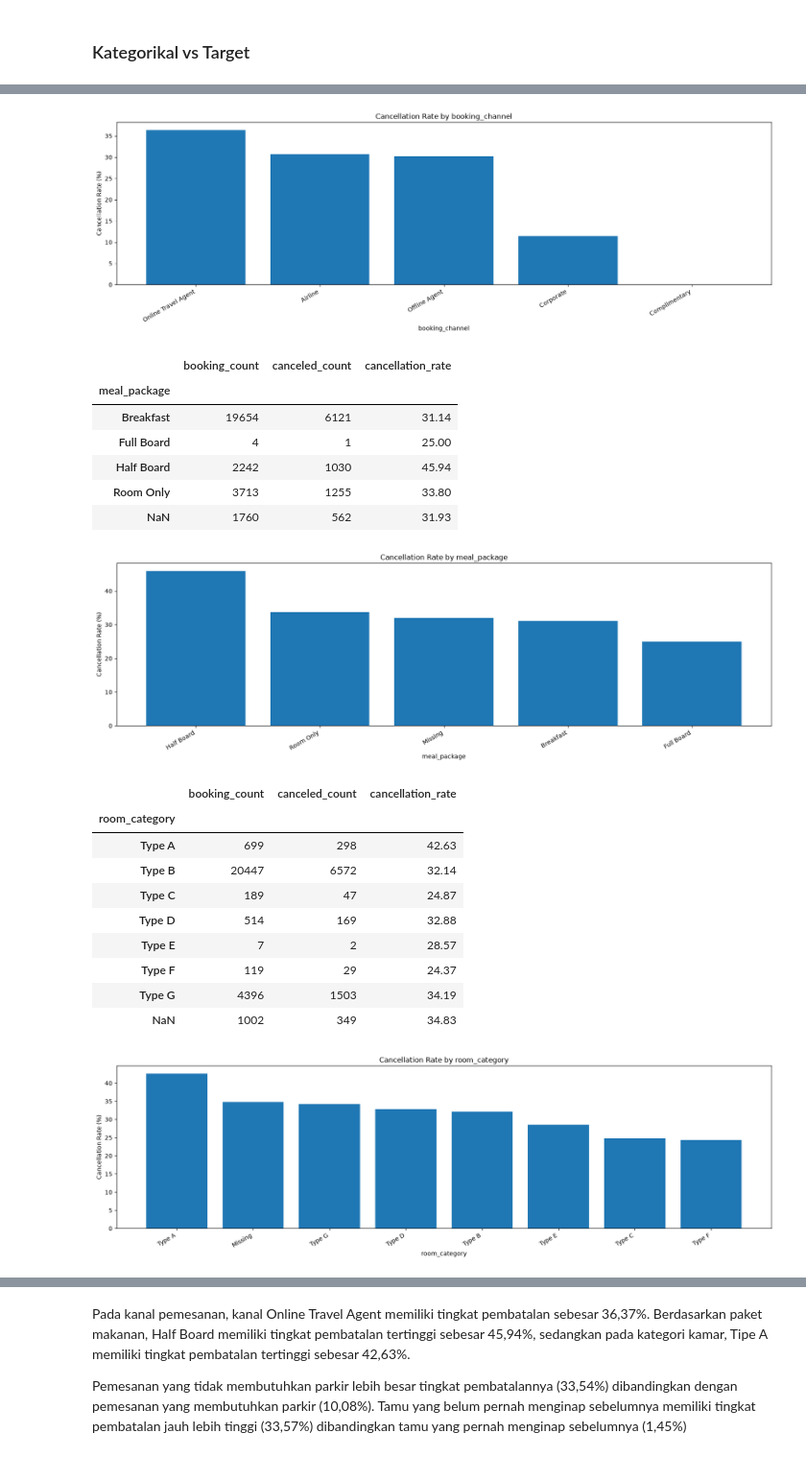
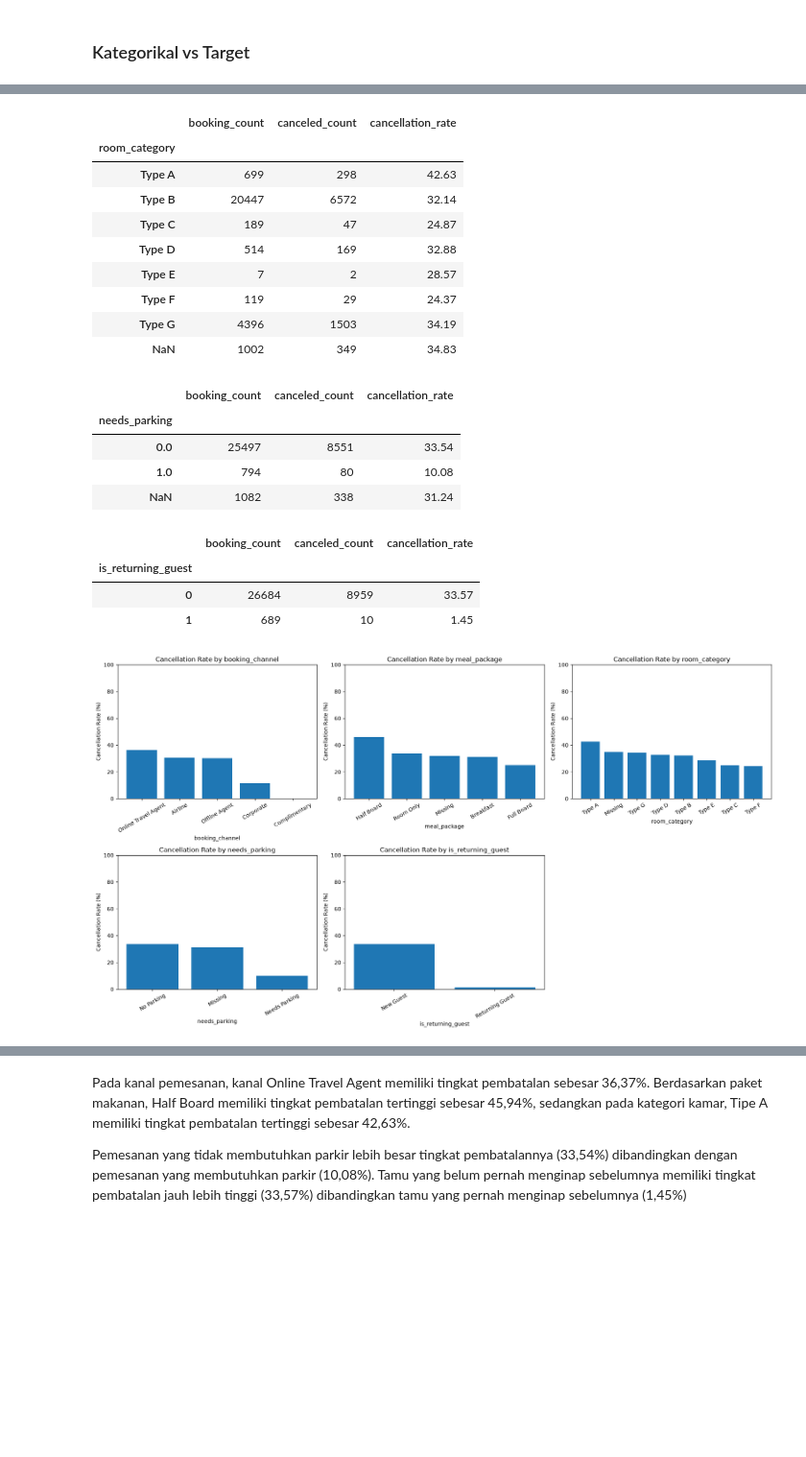
Before and after one commit to adielrum/IF3170_G32_PasukanPramaPutra, a Jupyter notebook: src/data_processing/eda.ipynb, the cells around one changed output, grey strips where cells are left out. Shown at 96% size. Drawn from its saved outputs; the diff is of its cells as text; code cells hidden in the pictures; blank space fills up the shorter version.

```diff
--- a/src/data_processing/eda.ipynb
+++ b/src/data_processing/eda.ipynb
@@ -224,10 +245,11 @@ is_canceled
 Name: proportion, dtype: float64
 # %%
 target_counts = train["is_canceled"].value_counts().sort_index()
-ax = target_counts.plot(kind="bar", figsize=(20, 5))
+ax = target_counts.plot(kind="bar", figsize=(8, 5))
 ax.set_title("Distribution of Booking Cancellation")
 ax.set_xlabel("Cancellation Status")
 ax.set_ylabel("Number of Bookings")
 ax.set_xticklabels(["Not Canceled", "Canceled"], rotation=0)
+plt.tight_layout()
 plt.show()
 # %% [output]
@@ -573,10 +625,11 @@ high_unique_cols = [
 ]
 
 for col in high_unique_cols:
-    plt.figure(figsize=(20, 5))
+    plt.figure(figsize=(8, 5))
     plt.hist(train[col].dropna(), bins=30)
     plt.title(f"Distribution of {col}")
     plt.xlabel(col)
     plt.ylabel("Frequency")
+    plt.tight_layout()
     plt.show()
 # %% [output]
@@ -654,7 +707,7 @@ categorical_only = [
 
 for col in categorical_only:
     counts = train[col].value_counts()
-    plt.figure(figsize=(20, 5))
+    plt.figure(figsize=(8, 5))
     plt.bar(
         counts.index.astype(str).tolist(),
         counts.tolist()
@@ -663,5 +716,6 @@ for col in categorical_only:
     plt.xlabel(col)
     plt.ylabel("Frequency")
     plt.xticks(rotation=30, ha="right")
+    plt.tight_layout()
     plt.show()
 # %% [output]
@@ -760,7 +814,9 @@ categorical_cols = [
     "is_returning_guest"
 ]
 
-for col in categorical_cols:
+fig, axes = plt.subplots(2, 3, figsize=(18, 10))
+
+for col, ax in zip(categorical_cols, axes.flat):
     analysis = (
         train.groupby(col, dropna=False)["is_canceled"]
         .agg(
@@ -773,13 +829,11 @@ for col in categorical_cols:
     analysis["cancellation_rate"] *= 100
     display(analysis.round(2))
 
-    # Mengurutkan kategori berdasarkan cancellation rate
     analysis_plot = pd.DataFrame(analysis).sort_values(
         "cancellation_rate",
         ascending=False
     )
 
-    # Membuat label untuk grafik
     labels = analysis_plot.index.to_series().astype("string").fillna("Missing")
 
     if col == "needs_parking":
@@ -794,16 +848,22 @@ for col in categorical_cols:
             "1": "Returning Guest"
         })
 
-    plt.figure(figsize=(20, 5))
-    plt.bar(
+    ax.bar(
         labels,
         analysis_plot["cancellation_rate"]
     )
-    plt.title(f"Cancellation Rate by {col}")
-    plt.xlabel(col)
-    plt.ylabel("Cancellation Rate (%)")
-    plt.xticks(rotation=30, ha="right")
-    plt.show()
+
+    ax.set_title(f"Cancellation Rate by {col}")
+    ax.set_xlabel(col)
+    ax.set_ylabel("Cancellation Rate (%)")
+    ax.tick_params(axis="x", rotation=30)
+    ax.set_ylim(0, 100)
+
+for ax in axes.flat[len(categorical_cols):]:
+    fig.delaxes(ax)
+
+plt.tight_layout()
+plt.show()
 # %% [output]
 |  | booking_count | canceled_count | cancellation_rate |
 | booking_channel |  |  |  |
@@ -815,20 +882,20 @@ for col in categorical_cols:
+|  | booking_count | canceled_count | cancellation_rate |
+| room_category |  |  |  |
+| Type A | 699 | 298 | 42.63 |
+| Type B | 20447 | 6572 | 32.14 |
+| Type C | 189 | 47 | 24.87 |
+| Type D | 514 | 169 | 32.88 |
+| Type E | 7 | 2 | 28.57 |
+| Type F | 119 | 29 | 24.37 |
+| Type G | 4396 | 1503 | 34.19 |
+| NaN | 1002 | 349 | 34.83 |
+|  | booking_count | canceled_count | cancellation_rate |
+| needs_parking |  |  |  |
+| 0.0 | 25497 | 8551 | 33.54 |
+| 1.0 | 794 | 80 | 10.08 |
+| NaN | 1082 | 338 | 31.24 |
+|  | booking_count | canceled_count | cancellation_rate |
+| is_returning_guest |  |  |  |
+| 0 | 26684 | 8959 | 33.57 |
+| 1 | 689 | 10 | 1.45 |
-[figure, old version]
+[figure, new version]
-|  | booking_count | canceled_count | cancellation_rate |
-| meal_package |  |  |  |
-| Breakfast | 19654 | 6121 | 31.14 |
-| Full Board | 4 | 1 | 25.00 |
-| Half Board | 2242 | 1030 | 45.94 |
-| Room Only | 3713 | 1255 | 33.80 |
-| NaN | 1760 | 562 | 31.93 |
-[figure, removed]
-|  | booking_count | canceled_count | cancellation_rate |
-| room_category |  |  |  |
-| Type A | 699 | 298 | 42.63 |
-| Type B | 20447 | 6572 | 32.14 |
-| Type C | 189 | 47 | 24.87 |
-| Type D | 514 | 169 | 32.88 |
-| Type E | 7 | 2 | 28.57 |
-| Type F | 119 | 29 | 24.37 |
-| Type G | 4396 | 1503 | 34.19 |
-| NaN | 1002 | 349 | 34.83 |
-[figure, removed]
```
Also changed, not shown: parts of 11 cells of this notebook.
